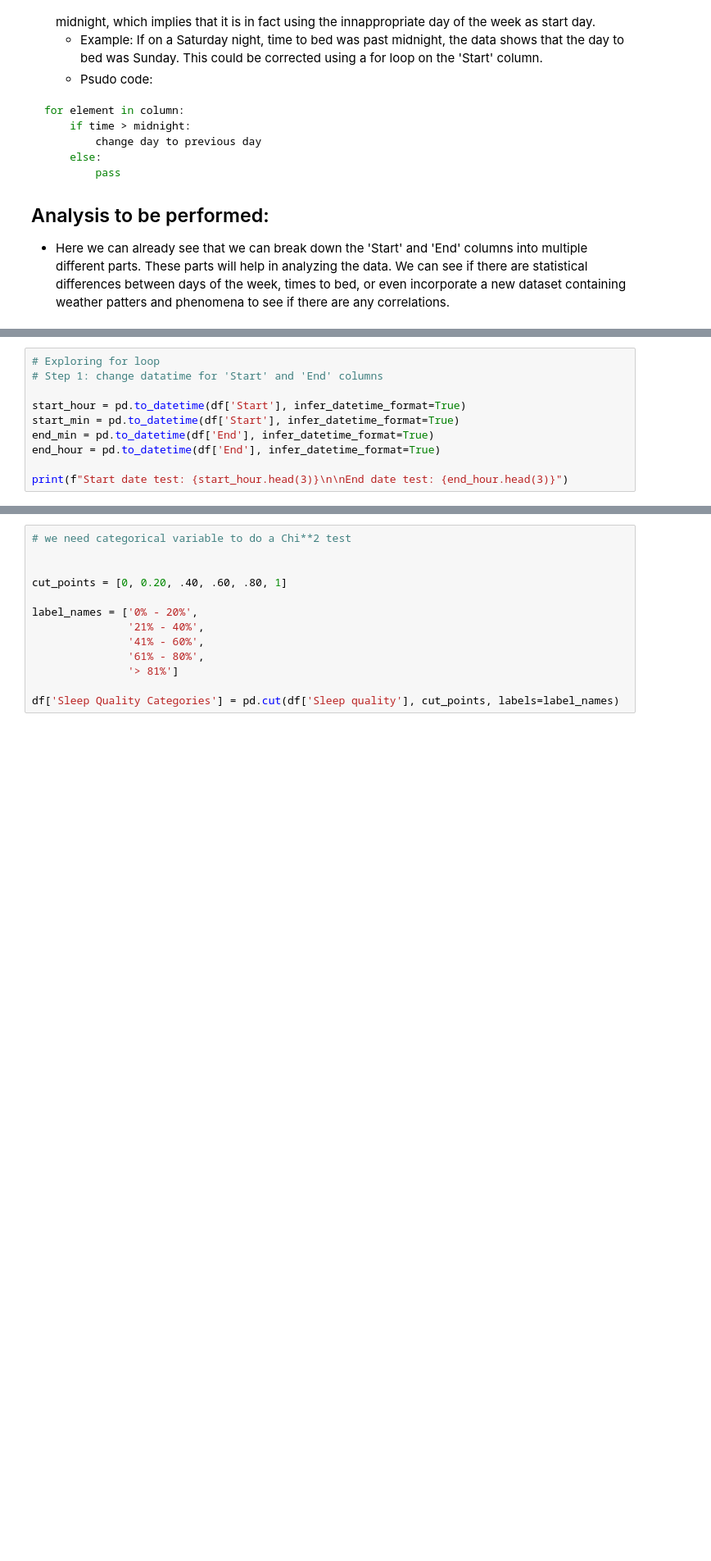
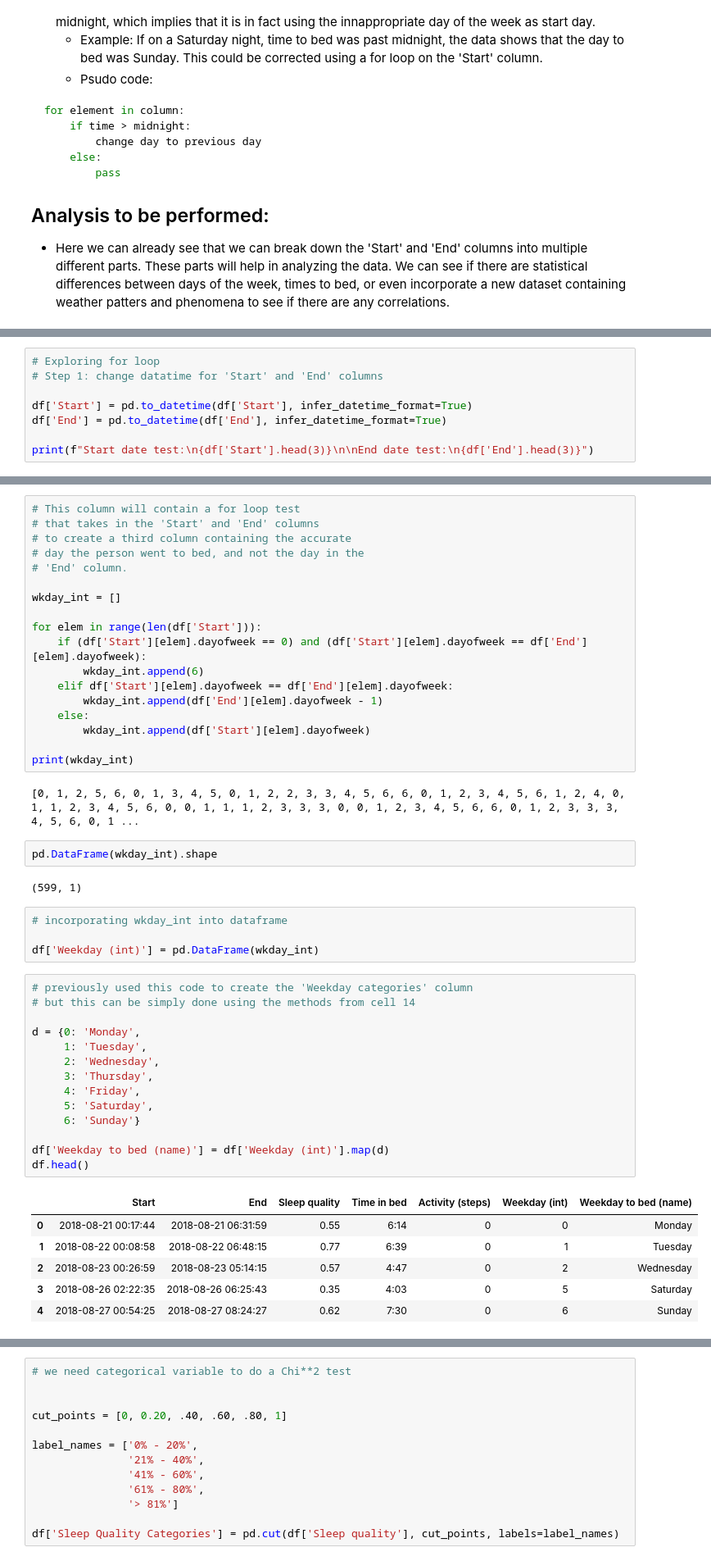
Before and after one commit to AVData/Data_Visualizations, a Jupyter notebook: Sleep_Data_notebook.ipynb, the cells around one changed output, grey strips where cells are left out. Shown at 82% size. Saved outputs shown, nothing was run; the diff lists cells and outputs as text; blank space fills up the shorter version.

```diff
--- a/Sleep_Data_notebook.ipynb
+++ b/Sleep_Data_notebook.ipynb
@@ -200,10 +218,8 @@ for element in column:
 # Exploring for loop
 # Step 1: change datatime for 'Start' and 'End' columns
 
-start_hour = pd.to_datetime(df['Start'], infer_datetime_format=True)
-start_min = pd.to_datetime(df['Start'], infer_datetime_format=True)
-end_min = pd.to_datetime(df['End'], infer_datetime_format=True)
-end_hour = pd.to_datetime(df['End'], infer_datetime_format=True)
+df['Start'] = pd.to_datetime(df['Start'], infer_datetime_format=True)
+df['End'] = pd.to_datetime(df['End'], infer_datetime_format=True)
 
-print(f"Start date test: {start_hour.head(3)}\n\nEnd date test: {end_hour.head(3)}")
+print(f"Start date test:\n{df['Start'].head(3)}\n\nEnd date test:\n{df['End'].head(3)}")
 # %% [output]
@@ -216,6 +234,55 @@ End date test: 0   2018-08-21 06:31:59
 1   2018-08-22 06:48:15
 2   2018-08-23 05:14:15
 Name: End, dtype: datetime64[ns]
+# %%
+# This column will contain a for loop test
+# that takes in the 'Start' and 'End' columns
+# to create a third column containing the accurate
+# day the person went to bed, and not the day in the
+# 'End' column.
+
+wkday_int = []
+
+for elem in range(len(df['Start'])):
+    if (df['Start'][elem].dayofweek == 0) and (df['Start'][elem].dayofweek == df['End'][elem].dayofweek):
+        wkday_int.append(6)
+    elif df['Start'][elem].dayofweek == df['End'][elem].dayofweek:
+        wkday_int.append(df['End'][elem].dayofweek - 1)
+    else:
+        wkday_int.append(df['Start'][elem].dayofweek)
+
+print(wkday_int)
+# %% [output]
+[0, 1, 2, 5, 6, 0, 1, 3, 4, 5, 0, 1, 2, 2, 3, 3, 4, 5, 6, 6, 0, 1, 2, 3, 4, 5, 6, 1, 2, 4, 0, 1, 1, 2, 3, 4, 5, 6, 0, 0, 1, 1, 1, 2, 3, 3, 3, 0, 0, 1, 2, 3, 4, 5, 6, 6, 0, 1, 2, 3, 3, 3, 4, 5, 6, 0, 1 ...
+# %%
+pd.DataFrame(wkday_int).shape
+# %% [output]
+(599, 1)
+# %%
+# incorporating wkday_int into dataframe
+
+df['Weekday (int)'] = pd.DataFrame(wkday_int)
+# %%
+# previously used this code to create the 'Weekday categories' column
+# but this can be simply done using the methods from cell 14
+
+d = {0: 'Monday',
+     1: 'Tuesday',
+     2: 'Wednesday',
+     3: 'Thursday',
+     4: 'Friday',
+     5: 'Saturday',
+     6: 'Sunday'}
+
+df['Weekday to bed (name)'] = df['Weekday (int)'].map(d)
+df.head()
+# %% [output]
+|  | Start | End | Sleep quality | Time in bed | Activity (steps) | Weekday (int) | Weekday to bed (name) |
+| 0 | 2018-08-21 00:17:44 | 2018-08-21 06:31:59 | 0.55 | 6:14 | 0 | 0 | Monday |
+| 1 | 2018-08-22 00:08:58 | 2018-08-22 06:48:15 | 0.77 | 6:39 | 0 | 1 | Tuesday |
+| 2 | 2018-08-23 00:26:59 | 2018-08-23 05:14:15 | 0.57 | 4:47 | 0 | 2 | Wednesday |
+| 3 | 2018-08-26 02:22:35 | 2018-08-26 06:25:43 | 0.35 | 4:03 | 0 | 5 | Saturday |
+| 4 | 2018-08-27 00:54:25 | 2018-08-27 08:24:27 | 0.62 | 7:30 | 0 | 6 | Sunday |
 # %%
 # Consider taking the ratios of minutes and incorporating them back in
 # also consider doing the same with seconds
```
Also changed, not shown: parts of 17 cells of this notebook.
